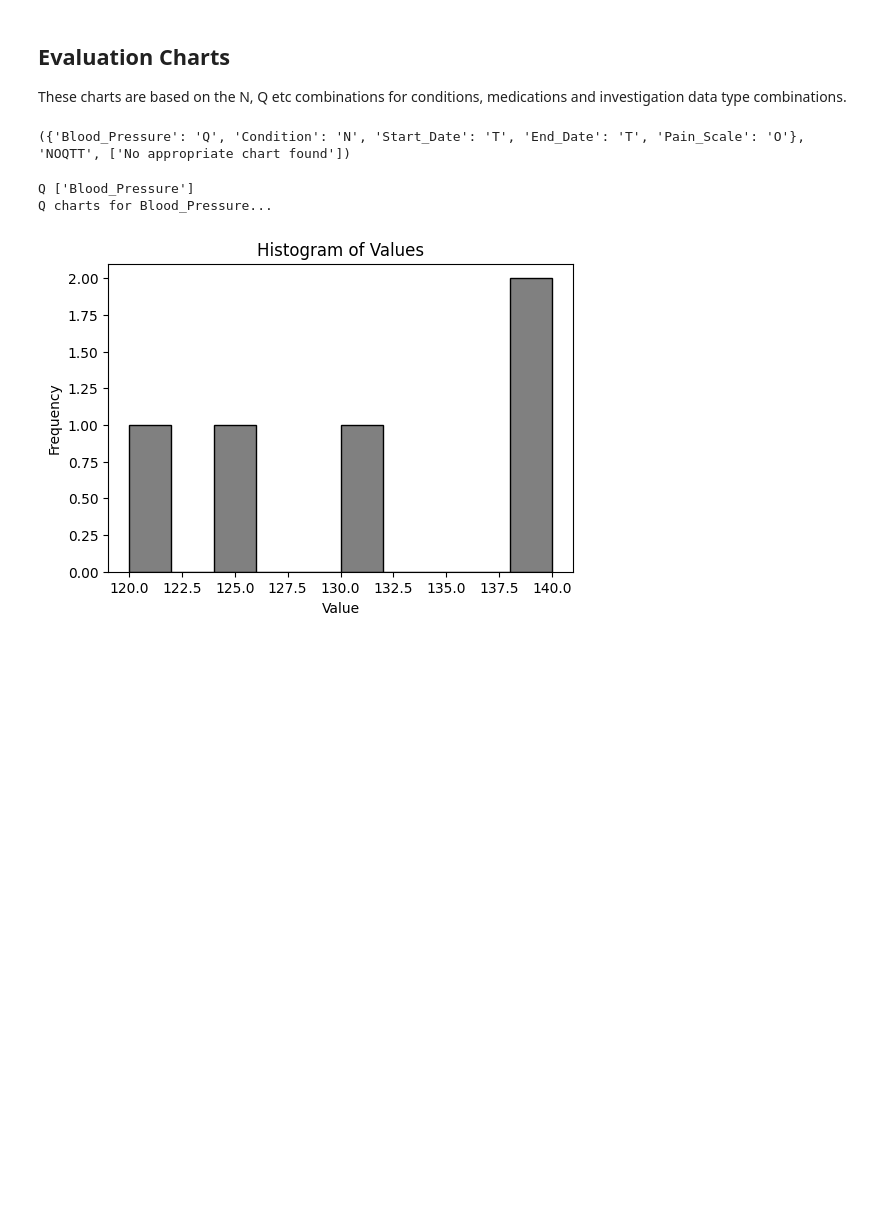
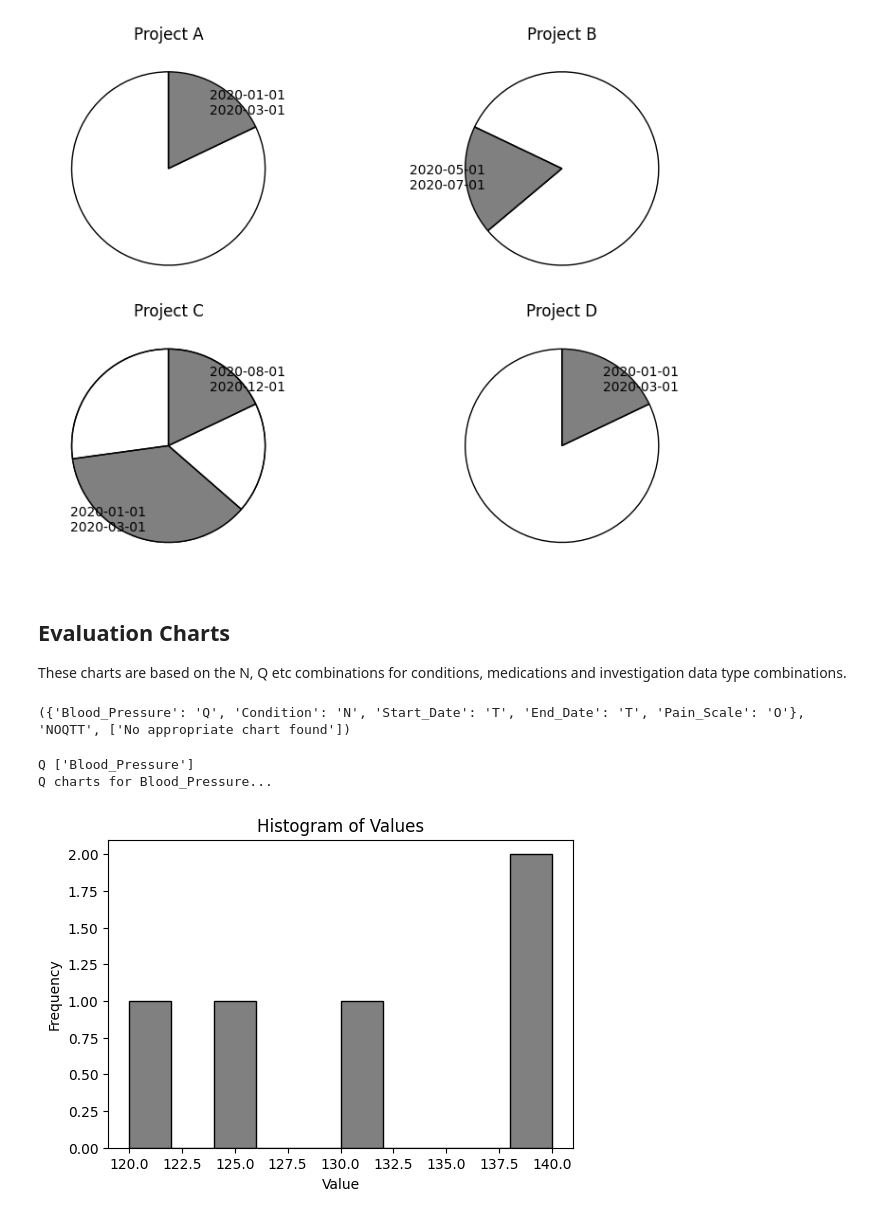
Before and after one commit to layik/dynairxvis, a Jupyter notebook: notebooks/get_started.ipynb, the cells around one changed output. Saved outputs shown, nothing was run; the diff lists cells and outputs as text; code cells hidden in the pictures; blank space fills up the shorter version.

```diff
--- a/notebooks/get_started.ipynb
+++ b/notebooks/get_started.ipynb
@@ -39,12 +39,16 @@ start_col, end_col = zip(*tasks)
 # categories = ['Project A', 'Project B', 'Project C']
 # pie(categories, values)
 # %%
-# from dynairxvis.plot import pie
-# import datetime
-# categories = ['Project A', 'Project B', 'Project C', 'Project C']
-# start_dates = [datetime.datetime(2020, 1, 1), datetime.datetime(2020, 5, 1), datetime.datetime(2020, 8, 1), datetime.datetime(2020, 1, 1)]
-# end_dates = [datetime.datetime(2020, 3, 1), datetime.datetime(2020, 7, 1), datetime.datetime(2020, 12, 1), datetime.datetime(2020, 3, 1)]
-# pie(categories, time=True, start_dates=start_dates, end_dates=end_dates)
+from dynairxvis.plot import pie
+import datetime
+categories = ['Project A', 'Project B', 'Project C', 'Project C', 'Project D']
+start_dates = [datetime.datetime(2020, 1, 1), datetime.datetime(2020, 5, 1),
+               datetime.datetime(2020, 8, 1), datetime.datetime(2020, 1, 1), datetime.datetime(2020, 1, 1)]
+end_dates = [datetime.datetime(2020, 3, 1), datetime.datetime(2020, 7, 1),
+             datetime.datetime(2020, 12, 1), datetime.datetime(2020, 3, 1), datetime.datetime(2020, 3, 1)]
+pie(categories, time=True, start_dates=start_dates, end_dates=end_dates)
+# %% [output]
+[figure, added]
 # %% [markdown]
 ## Evaluation Charts
 These charts are based on the N, Q etc combinations for conditions, medications and investigation data type combinations.
```
Also changed, not shown: 1 other file.
